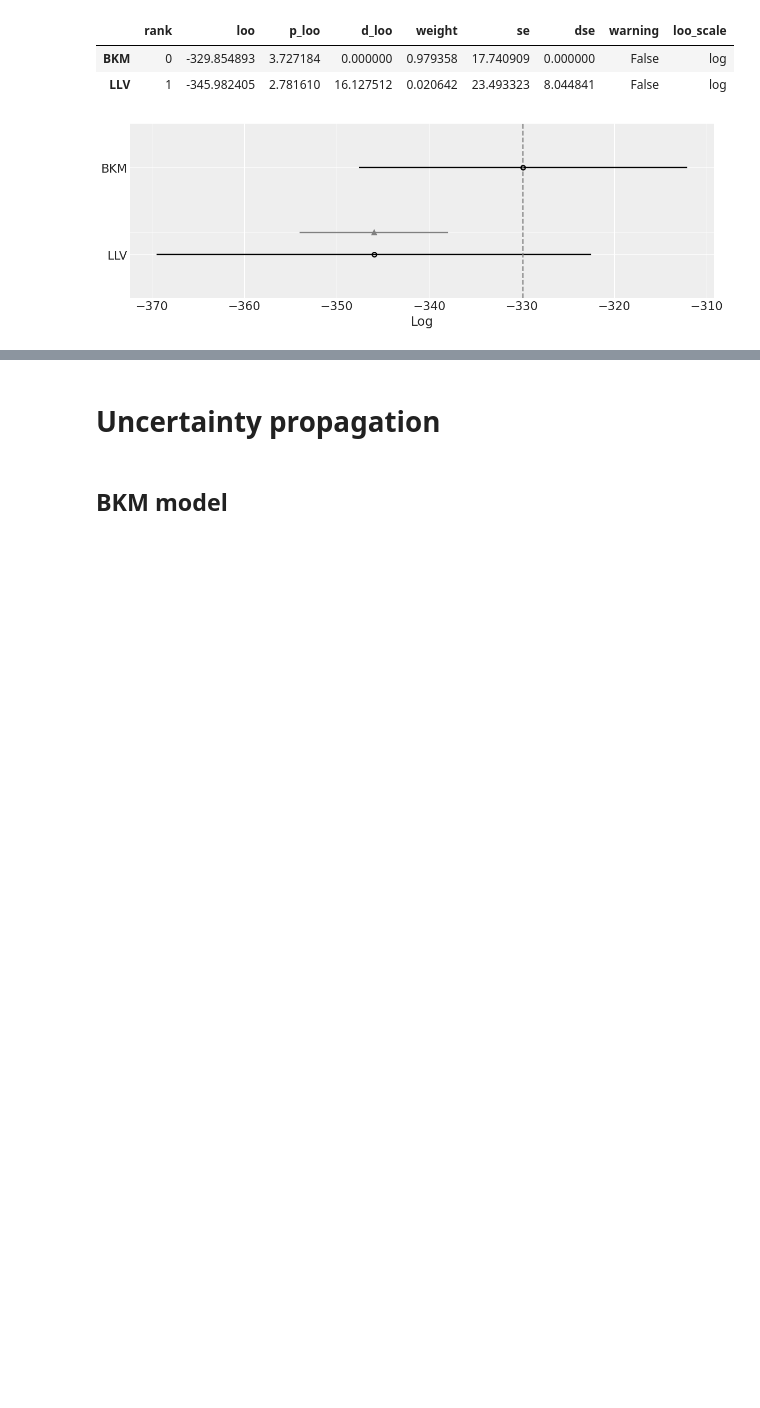
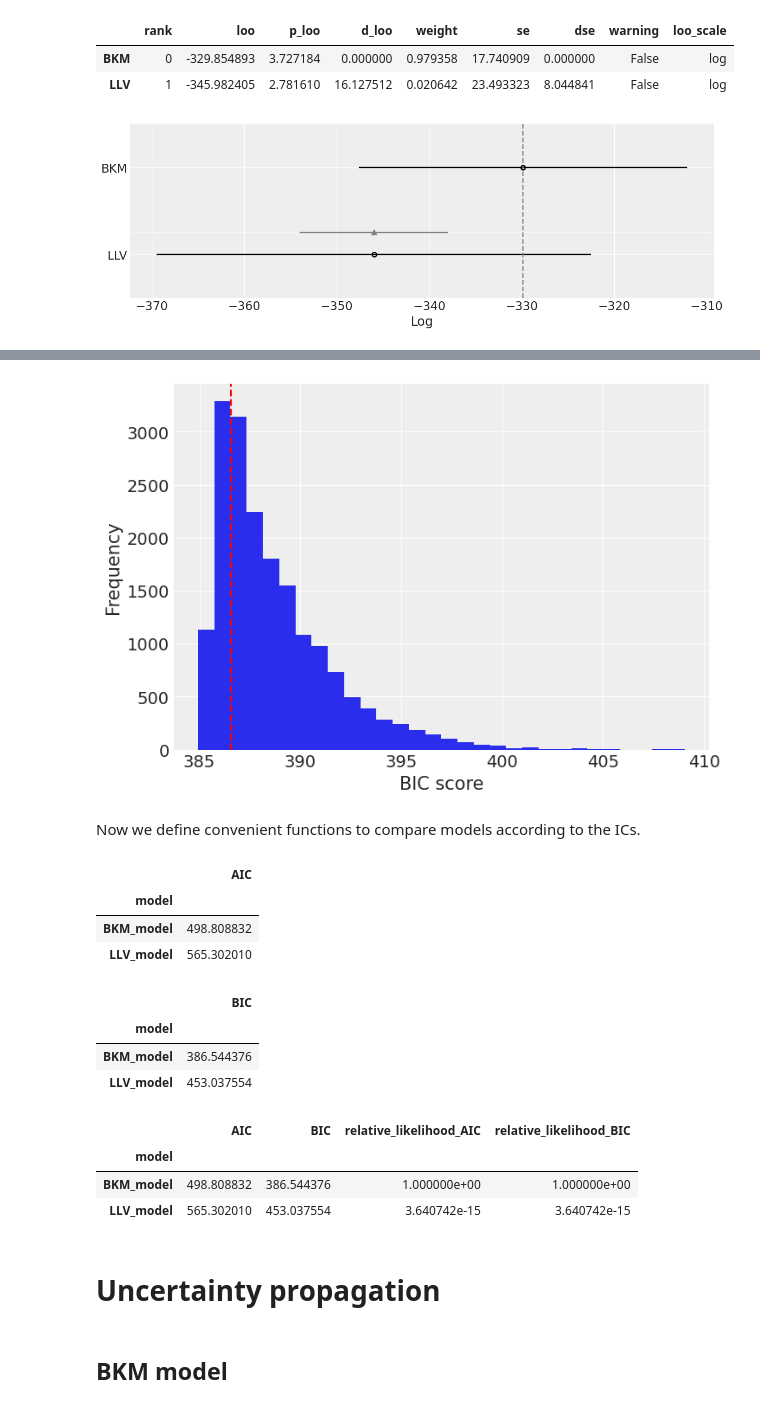
Before and after one commit to volpatto/pdeco, a Jupyter notebook: notebooks/mlda_banksA.ipynb, the cells around one changed output, grey strips where cells are left out. Drawn from its saved outputs; the diff is of its cells as text; code cells hidden in the pictures; blank space fills up the shorter version.

```diff
--- a/notebooks/mlda_banksA.ipynb
+++ b/notebooks/mlda_banksA.ipynb
@@ -2235,0 +2314,14 @@ plt.show()
+# %%
+bic_scores = calculate_bic_score(trace_calibration, 'BKM_model', 5, observations_to_fit)
+bic_mpv = _scalar_rv_mvp_estimation(bic_scores)
+# %%
+plt.hist(bic_scores, bins=30)
+plt.axvline(bic_mpv, color='red', linestyle='--')
+plt.xlabel("BIC score")
+plt.ylabel("Frequency")
+
+plt.show()
+# %% [output]
+[figure, added]
+# %% [markdown]
+Now we define convenient functions to compare models according to the ICs.
@@ -2236,3 +2438,55 @@ plt.show()
+# %%
+models_to_compare = {
+    # Model names have to be the same as used in PyMC3 sampling
+    "BKM_model": trace_calibration,
+    "LLV_model": trace_calibration_LLV,
+}
+
+# Num of calibrated parameters for each model
+models_num_of_parameters = {
+    # Model names have to be the same as used in PyMC3 sampling
+    "BKM_model": 5,  # r1, p, i, std_1, std_2
+    "LLV_model": 5,  # a, ef, m, std_1, std_2
+}
+
+df_compare_aic = compare_aic(
+    models_to_compare,
+    models_num_of_parameters,
+    observations_to_fit
+)
+
+df_compare_aic
+# %% [output]
+|  | AIC |
+| model |  |
+| BKM_model | 498.808832 |
+| LLV_model | 565.302010 |
+# %%
+df_compare_bic = compare_bic(
+    models_to_compare,
+    models_num_of_parameters,
+    observations_to_fit
+)
+
+df_compare_bic
+# %% [output]
+|  | BIC |
+| model |  |
+| BKM_model | 386.544376 |
+| LLV_model | 453.037554 |
+# %%
+df_compare_ic = compare_ic(
+    models_to_compare,
+    models_num_of_parameters,
+    observations_to_fit
+)
+
+df_compare_ic
+# %% [output]
+|  | AIC | BIC | relative_likelihood_AIC | relative_likelihood_BIC |
+| model |  |  |  |  |
+| BKM_model | 498.808832 | 386.544376 | 1.000000e+00 | 1.000000e+00 |
+| LLV_model | 565.302010 | 453.037554 | 3.640742e-15 | 3.640742e-15 |
 # %% [markdown]
 # Uncertainty propagation
 # %% [markdown]
```
Also changed, not shown: parts of 18 cells of this notebook, 1 other file.
